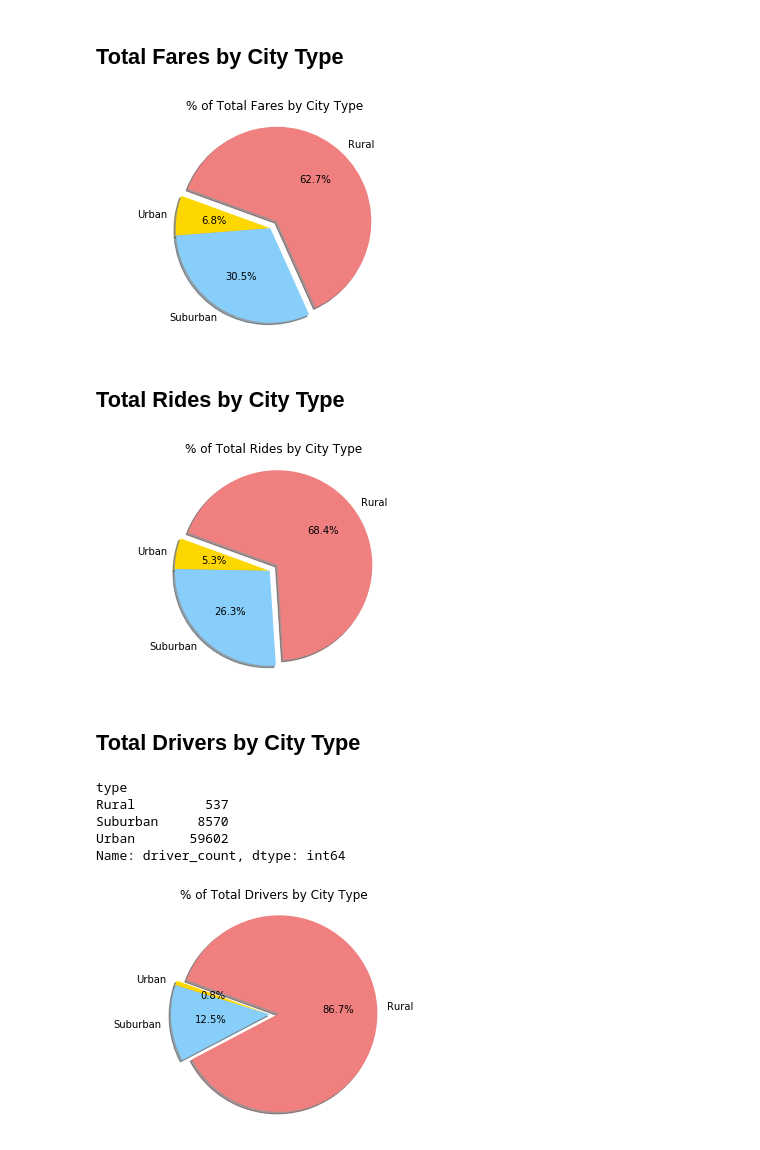
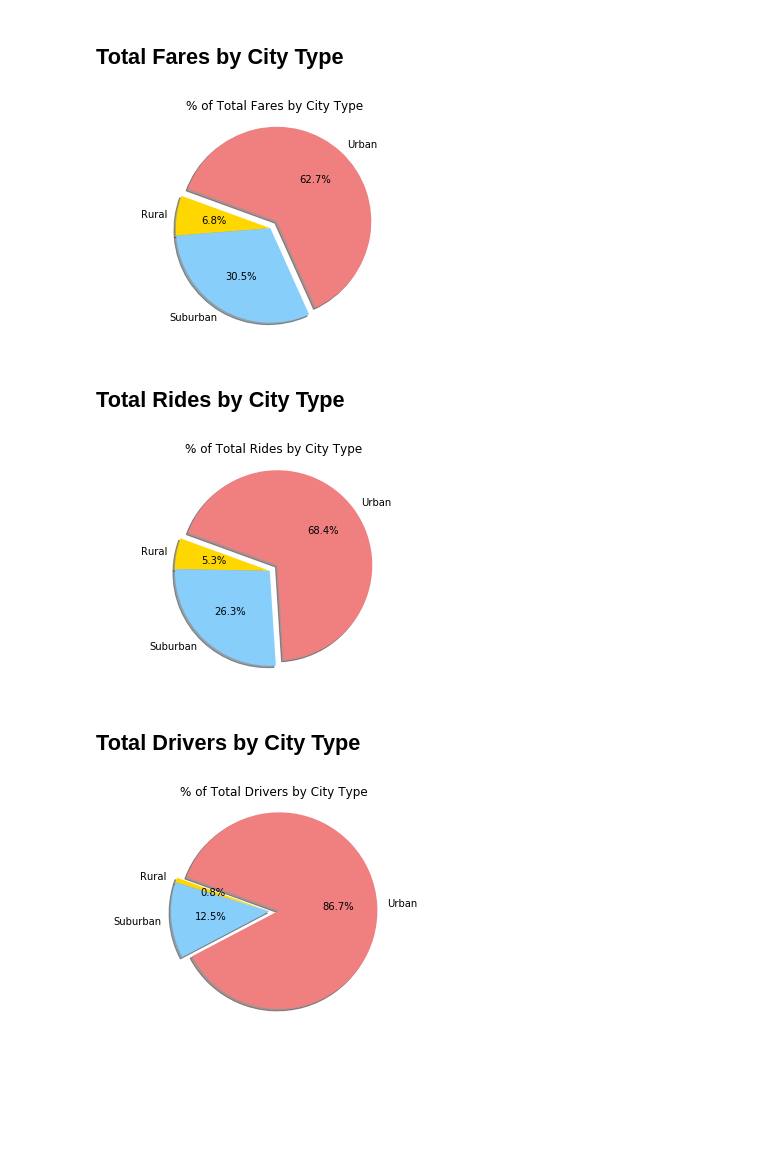
Before and after one commit to aktavern/05-The-Power-of-Plots, a Jupyter notebook: Pyber/pyber_aschenker.ipynb, the cells around one changed output. Cells and saved outputs as stored; diff of their text form; code cells hidden in the pictures; blank space fills up the shorter version.

```diff
--- a/Pyber/pyber_aschenker.ipynb
+++ b/Pyber/pyber_aschenker.ipynb
@@ -66,10 +83,12 @@ plt.show()
 type_grouped = merged_data.groupby("type")
 total_fares = type_grouped["fare"].sum()
 
+#establish colors, labels, and explode value for all charts
+colors = ["gold","lightskyblue","lightcoral"]
+labels = ["Rural","Suburban","Urban"]
+explode=(0,0,.1)
+
 # Build Pie Chart
-explode=(0,0,.1)
-labels = merged_data["type"].unique()
-colors = ["gold","lightskyblue","lightcoral"]
 plt.pie(total_fares,explode=explode,labels=labels,
         colors=colors,autopct="%1.1f%%",shadow=True,startangle=160)
 plt.axis("equal")
@@ -81,7 +100,7 @@ plt.savefig("data/total_fares_by_city_type.png")
 #Show Figure
 plt.show()
 # %% [output]
-[figure, old version]
+[figure, new version]
 # %% [markdown]
 ## Total Rides by City Type
 # %%
@@ -89,9 +108,6 @@ plt.show()
 total_rides = type_grouped["ride_id"].count()
 
 # Build Pie Chart
-explode=(0,0,.1)
-labels = merged_data["type"].unique()
-colors = ["gold","lightskyblue","lightcoral"]
 plt.pie(total_rides,explode=explode,labels=labels,
         colors=colors,autopct="%1.1f%%",shadow=True,startangle=160)
 plt.axis("equal")
@@ -103,28 +119,23 @@ plt.savefig("data/total_rides_by_city_type.png")
 #Show Figure
 plt.show()
 # %% [output]
-[figure, old version]
+[figure, new version]
 # %% [markdown]
 ## Total Drivers by City Type
 # %%
 # Calculate Driver Percents
 total_drivers = type_grouped["driver_count"].sum()
 
 # Build Pie Charts
-explode=(0,0,.1)
-labels = merged_data["type"].unique()
-colors = ["gold","lightskyblue","lightcoral"]
 plt.pie(total_drivers,explode=explode,labels=labels,
         colors=colors,autopct="%1.1f%%",shadow=True,startangle=160)
 plt.axis("equal")
 plt.title("% of Total Drivers by City Type")
-total_drivers
 
 # Save Figure
+plt.savefig("data/total_drivers_by_city_type.png")
+
+# Show Figure
+plt.show()
 # %% [output]
-type
-Rural         537
-Suburban     8570
-Urban       59602
-Name: driver_count, dtype: int64
-[figure, old version]
+[figure, new version]
```
Also changed, not shown: parts of 6 cells of this notebook, 4 other files.
